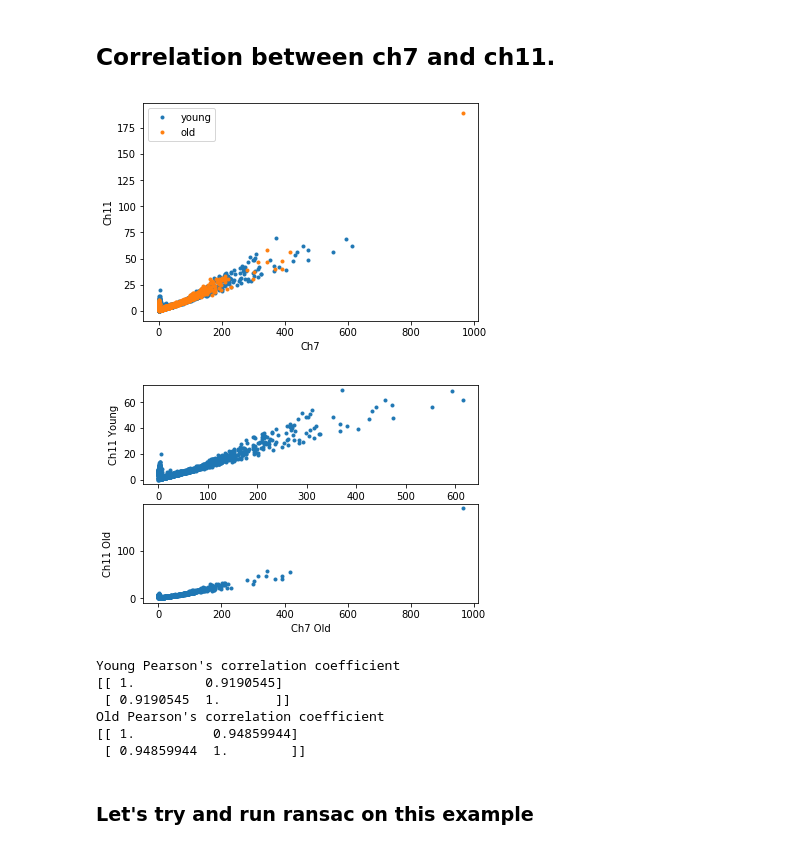
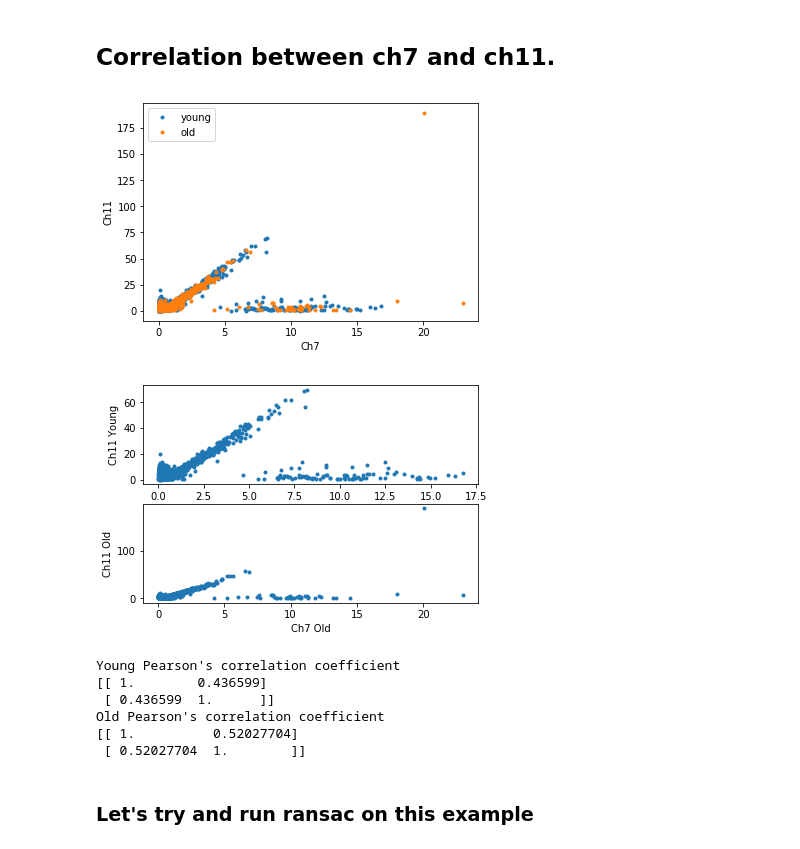
Before and after one commit to ankitbhatia/bioimage_aging, a Jupyter notebook: 26th Feb dataset.ipynb, the cells around one changed output. Drawn from its saved outputs; the diff is of its cells as text; code cells hidden in the pictures.

```diff
--- a/26th Feb dataset.ipynb
+++ b/26th Feb dataset.ipynb
@@ -53 +66,3 @@ for idx,row in enumerate(tqdm(filtered)):
+# %%
+unfiltered_db = filtered_db
 # %%
@@ -339,44 +369,44 @@ Cross-validation Score Var: 48178074.5246
 # %% [markdown]
 ## Correlation between ch7 and ch11.
 # %%
-new_db = filtered_db
+new_db = unfiltered_db
 plt.figure()
 young_ch7_intensity = new_db[(new_db.Class ==1)].Intensity_MC_Ch07
 young_ch11_intensity = new_db[(new_db.Class==1)].Intensity_MC_Ch11
 old_ch7_intensity = new_db[(new_db.Class ==0)].Intensity_MC_Ch07
 old_ch11_intensity = new_db[(new_db.Class==0)].Intensity_MC_Ch11
 
 plt.plot(young_ch7_intensity, young_ch11_intensity, '.')
 plt.plot(old_ch7_intensity, old_ch11_intensity,'.')
 plt.legend(['young', 'old'])
 plt.xlabel('Ch7')
 plt.ylabel('Ch11')
 plt.show()
 # thought I should sperate these plots out.
 plt.subplot(2,1,1)
 plt.plot(young_ch7_intensity, young_ch11_intensity, '.')
 plt.xlabel('Ch7 Young')
 plt.ylabel('Ch11 Young')
 plt.subplot(2,1,2)
 plt.plot(old_ch7_intensity, old_ch11_intensity,'.')
 plt.xlabel('Ch7 Old')
 plt.ylabel('Ch11 Old')
 # plt.legend(['young', 'old'])
 plt.show()
 # Pearson's correlation coefficient
 print("Young Pearson's correlation coefficient")
 print(np.corrcoef(young_ch7_intensity, young_ch11_intensity))
 print("Old Pearson's correlation coefficient")
 print(np.corrcoef(old_ch7_intensity, old_ch11_intensity))
 # %% [output]
-[figure, old version]
+[figure, new version]
-[figure, old version]
+[figure, new version]
 Young Pearson's correlation coefficient
-[[ 1.         0.9190545]
- [ 0.9190545  1.       ]]
+[[ 1.        0.436599]
+ [ 0.436599  1.      ]]
 Old Pearson's correlation coefficient
-[[ 1.          0.94859944]
- [ 0.94859944  1.        ]]
+[[ 1.          0.52027704]
+ [ 0.52027704  1.        ]]
 # %% [markdown]
 ### Let's try and run ransac on this example
 # %%
```
Also changed, not shown: parts of 21 cells of this notebook, 2 other files.
